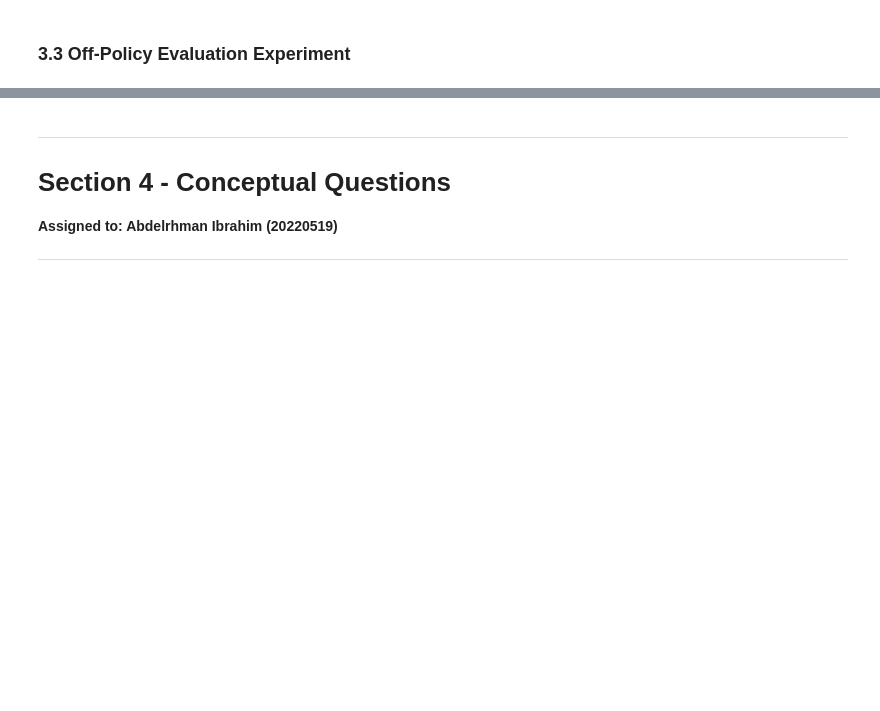
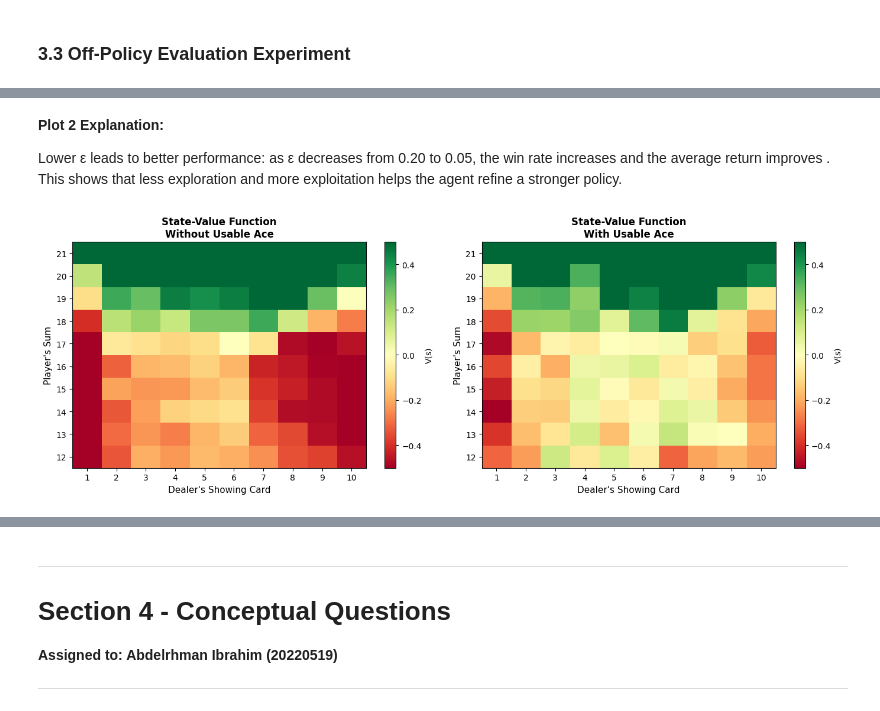
Before and after one commit to MoazGehad/DP_Reinforcement_Learning, a Jupyter notebook: Assignment2_MC_RL.ipynb, the cells around one changed output, grey strips where cells are left out. Saved outputs shown, nothing was run; the diff lists cells and outputs as text; code cells hidden in the pictures; blank space fills up the shorter version.

```diff
--- a/Assignment2_MC_RL.ipynb
+++ b/Assignment2_MC_RL.ipynb
@@ -677,0 +1063,18 @@ Done: 6.02s
+# %% [markdown]
+**Plot 2 Explanation:**
+
+Lower ε leads to better performance: as ε decreases from 0.20 to 0.05, the win rate increases and the average return improves . This shows that less exploration and more exploitation helps the agent refine a stronger policy.
+# %%
+def compute_value_function(q_dict):
+    value_func = defaultdict(float)
+    for (state, action), q_val in q_dict.items():
+        if value_func[state] == 0 or q_val > value_func[state]:
+            value_func[state] = q_val
+    return value_func
+
+learned_q = control_results[0.10].Q
+learned_v = compute_value_function(learned_q)
+
+vis.plot_state_value_heatmaps(learned_v, title='State-Value Function')
+# %% [output]
+[figure, added]
```
Also changed, not shown: parts of 27 cells of this notebook.
